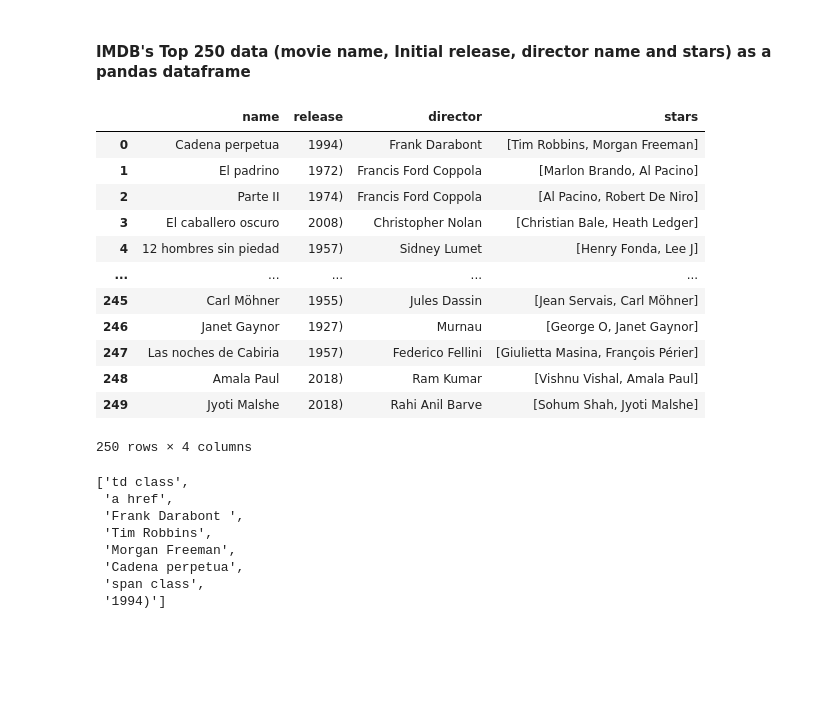
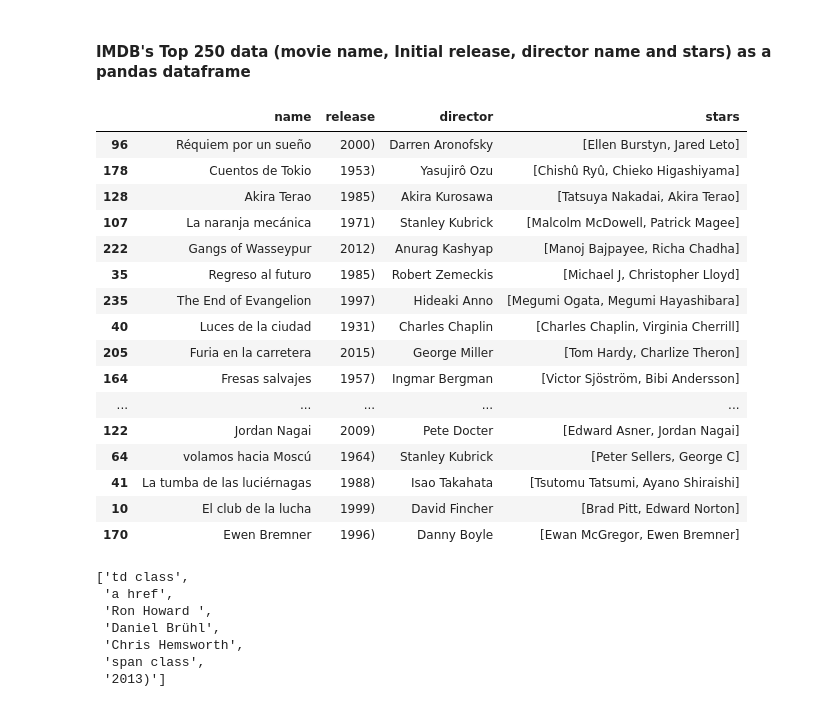
Before and after one commit to Ironhack-Data-Madrid-Agosto-2021/lab-web-scraping, a Jupyter notebook: your-code/main.ipynb, the cells around one changed output. Cells and saved outputs as stored; diff of their text form; code cells hidden in the pictures; blank space fills up the shorter version.

```diff
--- a/your-code/main.ipynb
+++ b/your-code/main.ipynb
@@ -387,7 +387,7 @@ movies = soup.find_all(name="td",
 )
 # %%
 def get_dat(movie):
-    row = re.findall("\w+\s+[\w+\s]*|\d{4}\)", str(movie))
+    row = re.findall("\w+\s+[\w+\-\s]*|\d{4}\)", str(movie))
 
     dat = dict()
     dat["name"]= row[-3]
@@ -399,29 +399,32 @@ def get_dat(movie):
 # %%
 dfm = pd.DataFrame([get_dat(movie) for movie in movies])
 # %%
-dfm
+dfm. sample(20)
 # %% [output]
 |  | name | release | director | stars |
-| 0 | Cadena perpetua | 1994) | Frank Darabont | [Tim Robbins, Morgan Freeman] |
-| 1 | El padrino | 1972) | Francis Ford Coppola | [Marlon Brando, Al Pacino] |
-| 2 | Parte II | 1974) | Francis Ford Coppola | [Al Pacino, Robert De Niro] |
-| 3 | El caballero oscuro | 2008) | Christopher Nolan | [Christian Bale, Heath Ledger] |
-| 4 | 12 hombres sin piedad | 1957) | Sidney Lumet | [Henry Fonda, Lee J] |
+| 96 | Réquiem por un sueño | 2000) | Darren Aronofsky | [Ellen Burstyn, Jared Leto] |
+| 178 | Cuentos de Tokio | 1953) | Yasujirô Ozu | [Chishû Ryû, Chieko Higashiyama] |
+| 128 | Akira Terao | 1985) | Akira Kurosawa | [Tatsuya Nakadai, Akira Terao] |
+| 107 | La naranja mecánica | 1971) | Stanley Kubrick | [Malcolm McDowell, Patrick Magee] |
+| 222 | Gangs of Wasseypur | 2012) | Anurag Kashyap | [Manoj Bajpayee, Richa Chadha] |
+| 35 | Regreso al futuro | 1985) | Robert Zemeckis | [Michael J, Christopher Lloyd] |
+| 235 | The End of Evangelion | 1997) | Hideaki Anno | [Megumi Ogata, Megumi Hayashibara] |
+| 40 | Luces de la ciudad | 1931) | Charles Chaplin | [Charles Chaplin, Virginia Cherrill] |
+| 205 | Furia en la carretera | 2015) | George Miller | [Tom Hardy, Charlize Theron] |
+| 164 | Fresas salvajes | 1957) | Ingmar Bergman | [Victor Sjöström, Bibi Andersson] |
 | ... | ... | ... | ... | ... |
-| 245 | Carl Möhner | 1955) | Jules Dassin | [Jean Servais, Carl Möhner] |
-| 246 | Janet Gaynor | 1927) | Murnau | [George O, Janet Gaynor] |
-| 247 | Las noches de Cabiria | 1957) | Federico Fellini | [Giulietta Masina, François Périer] |
-| 248 | Amala Paul | 2018) | Ram Kumar | [Vishnu Vishal, Amala Paul] |
-| 249 | Jyoti Malshe | 2018) | Rahi Anil Barve | [Sohum Shah, Jyoti Malshe] |
+| 122 | Jordan Nagai | 2009) | Pete Docter | [Edward Asner, Jordan Nagai] |
+| 64 | volamos hacia Moscú | 1964) | Stanley Kubrick | [Peter Sellers, George C] |
+| 41 | La tumba de las luciérnagas | 1988) | Isao Takahata | [Tsutomu Tatsumi, Ayano Shiraishi] |
+| 10 | El club de la lucha | 1999) | David Fincher | [Brad Pitt, Edward Norton] |
+| 170 | Ewen Bremner | 1996) | Danny Boyle | [Ewan McGregor, Ewen Bremner] |
-250 rows × 4 columns
 # %%
-re.findall("\w+\s+[\w+\s]*|\d{4}\)", str(movies[0]))
+re.findall("\w+\s+[\w+\-\s]*|\d{4}\)|\>\w\<", str(movies[229]))
 # %% [output]
 ['td class',
  'a href',
- 'Frank Darabont ',
- 'Tim Robbins',
- 'Morgan Freeman',
- 'Cadena perpetua',
+ 'Ron Howard ',
+ 'Daniel Brühl',
+ 'Chris Hemsworth',
  'span class',
- '1994)']
+ '2013)']
```
Also changed, not shown: parts of 2 cells of this notebook.
